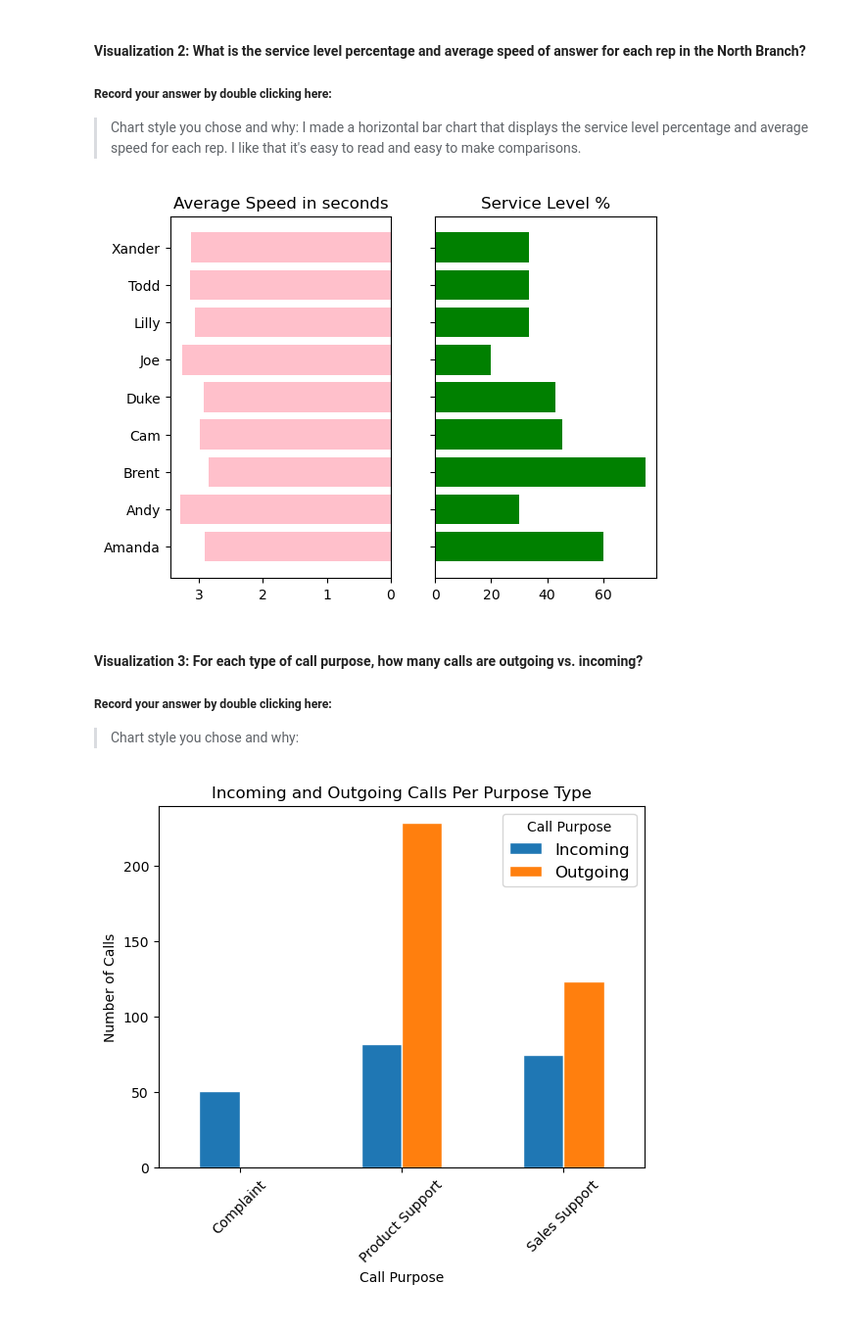
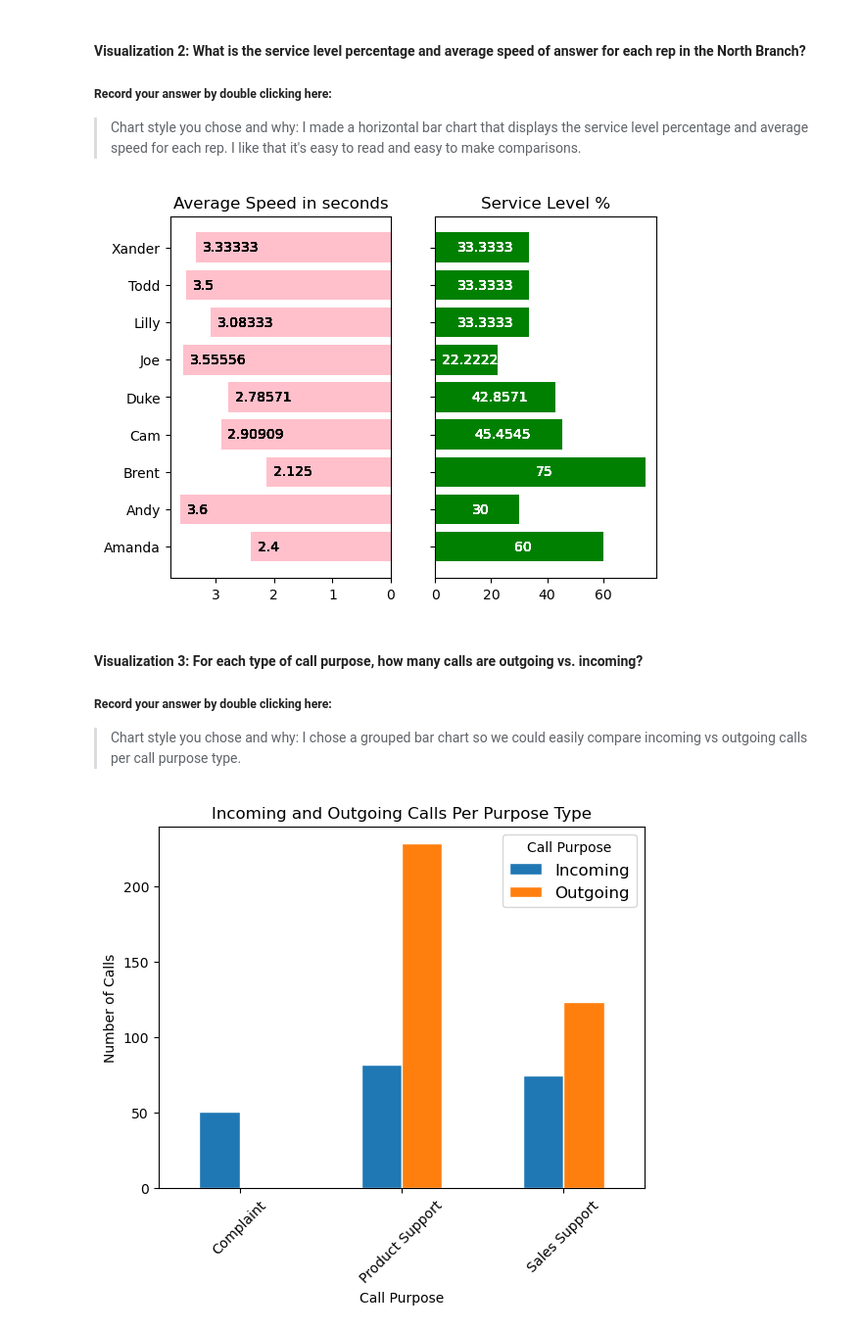
Before and after one commit to alexeherron/call-center-cleanup-assignment, a Jupyter notebook: Call_Center_Cleanup.ipynb, the cells around one changed output. Shown at 98% size. Cells and saved outputs as stored; diff of their text form; code cells hidden in the pictures.

```diff
--- a/Call_Center_Cleanup.ipynb
+++ b/Call_Center_Cleanup.ipynb
@@ -36,8 +36,8 @@ import seaborn as sns
 import numpy as np
 
 # Create two new dataframes
-north_df = pd.read_csv('NorthCallCenter.csv')
-south_df = pd.read_csv('SouthCallCenter.csv')
+north_df = pd.read_csv('NorthCallCenter.csv', index_col = 0)
+south_df = pd.read_csv('SouthCallCenter.csv', index_col = 0)
 # %% [markdown]
 <span style="background-color:orangered; color:orangered;">- - - - - - - - - - - - - - - - - - - - - - - - - - - - - - - - - - - - - - - - - - - - - - - - - - - - - - - - - - - - - - - - - - - - - - - - - - - - - - - - - - - - - - - - -</span>
 # %% [markdown]
@@ -251,6 +208,6 @@ YES      6
 Name: Sale, dtype: int64
 # %%
 # Ok, we'll try stripping the trailing and leading whitespace from those values.
-north_imputed['Sale'] = north_imputed['Sale'].str.strip()
+north_df['Sale'] = north_df['Sale'].str.strip()
 # %%
 # Success!
@@ -273,0 +240,3 @@ False
+# %%
+# Let's drop the duplicates and check our work:
+north_df = north_df.drop_duplicates()
@@ -571,53 +560,58 @@ I made a horizontal bar chart that displays the service level percentage and ave
 # Create visualization 2 here
 # north_plt contains the data you need for the average speed of answer of each rep
 
-north_plt = north_imputed.groupby("Rep ID")["Incoming Wait Time"].mean().to_frame().reset_index()
+north_plt = north_df.groupby("Rep ID")["Incoming Wait Time"].mean().to_frame().reset_index()
 
 # Finding each Rep's Personal Service Level Percentage.  Basically, Calls within 2 secs / total calls
 
 # Table 1: Total Incoming calls less than 2 seconds grouped by Rep
-quick_calls = north_imputed[north_imputed["Incoming Wait Time"] <= 2.0]
+quick_calls = north_df[north_df["Incoming Wait Time"] <= 2.0]
 quick_reps = quick_calls[["Rep ID", "Calls"]]
 quick_stats = quick_reps.groupby(["Rep ID"]).sum()  # Final Table
 
 
 # Table 2: Total Incoming Calls Only grouped by Rep
-total_calls_in = north_imputed[north_imputed["Incoming or Outgoing"] == "Incoming"]
+total_calls_in = north_df[north_df["Incoming or Outgoing"] == "Incoming"]
 rep_calls = total_calls_in[["Rep ID", "Calls"]]
 total_stats = rep_calls.groupby(["Rep ID"]).sum() # Final Table
 
 #  Table 3: Service Level Percentage created via merge
 service_level = pd.merge(quick_stats, total_stats, on="Rep ID")
 
 # Create Percentage Column in Table 3
 service_level["Service Level %"] = service_level["Calls_x"]/service_level["Calls_y"] * 100
 
 #Your Code Here:
-reps = north_imputed['Rep ID'].unique()
+reps = north_df['Rep ID'].unique()
 reps.sort()
 
 avg_speed = north_plt['Incoming Wait Time'].tolist()
 
 rep_service = service_level['Service Level %'].tolist()
 
 y = reps
 x1 = avg_speed
 x2 = rep_service
 
 fig, axes = plt.subplots(ncols=2, sharey=True)
-axes[0].barh(y, x1, align='center', color='pink')
-axes[1].barh(y, x2, align='center', color='green')
+p0 = axes[0].barh(y, x1, align='center', color='pink')
+p1 = axes[1].barh(y, x2, align='center', color='green')
 axes[0].invert_xaxis()
 axes[0].set(title = 'Average Speed in seconds')
 axes[1].set(title = 'Service Level %')
+for speed in avg_speed:
+    axes[0].bar_label(p0, label_type='edge', padding=5)
+for service in rep_service:
+    axes[1].bar_label(p1, label_type ='center',color='white',padding=3)
 plt.show()
 # %% [output]
-[figure, old version]
+[figure, new version]
 # %% [markdown]
 #### Visualization 3: For each type of call purpose, how many calls are outgoing vs. incoming?
 ##### Record your answer by double clicking here:
 
 > Chart style you chose and why:
+I chose a grouped bar chart so we could easily compare incoming vs outgoing calls per call purpose type.
 # %%
 # Create visualization 3 here:
 # The three dictionaries, complaints, sales_support, and product_support, have the information you need.
```
Also changed, not shown: parts of 48 cells of this notebook.
